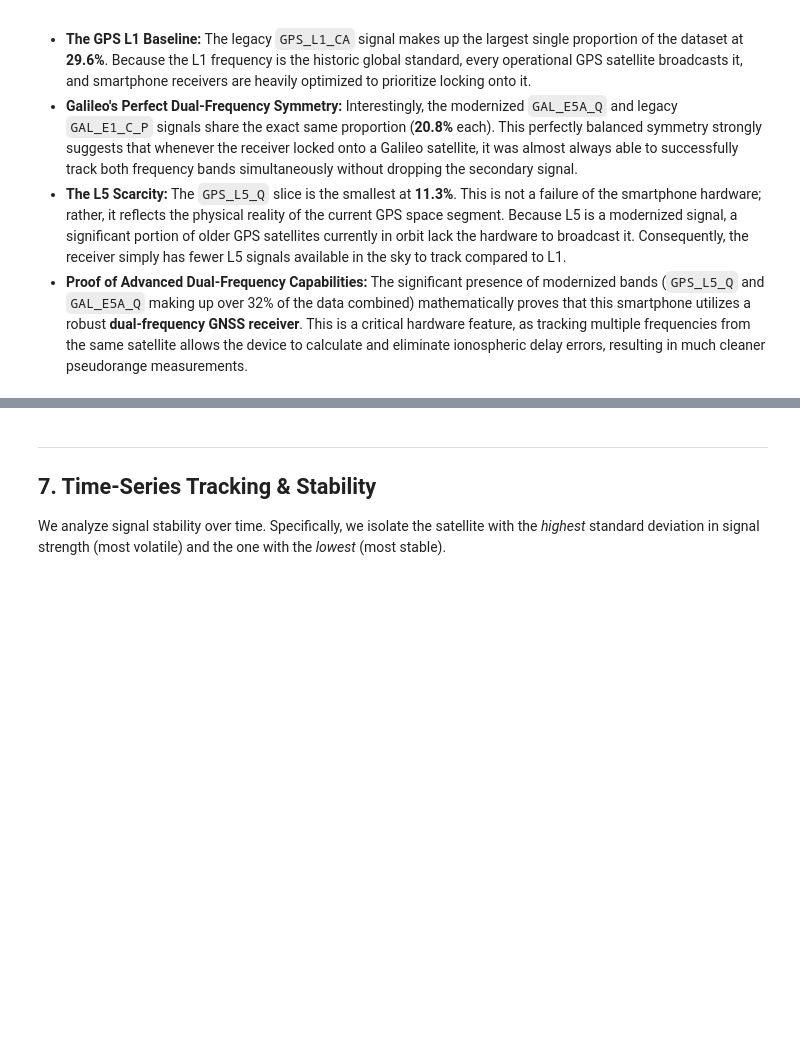
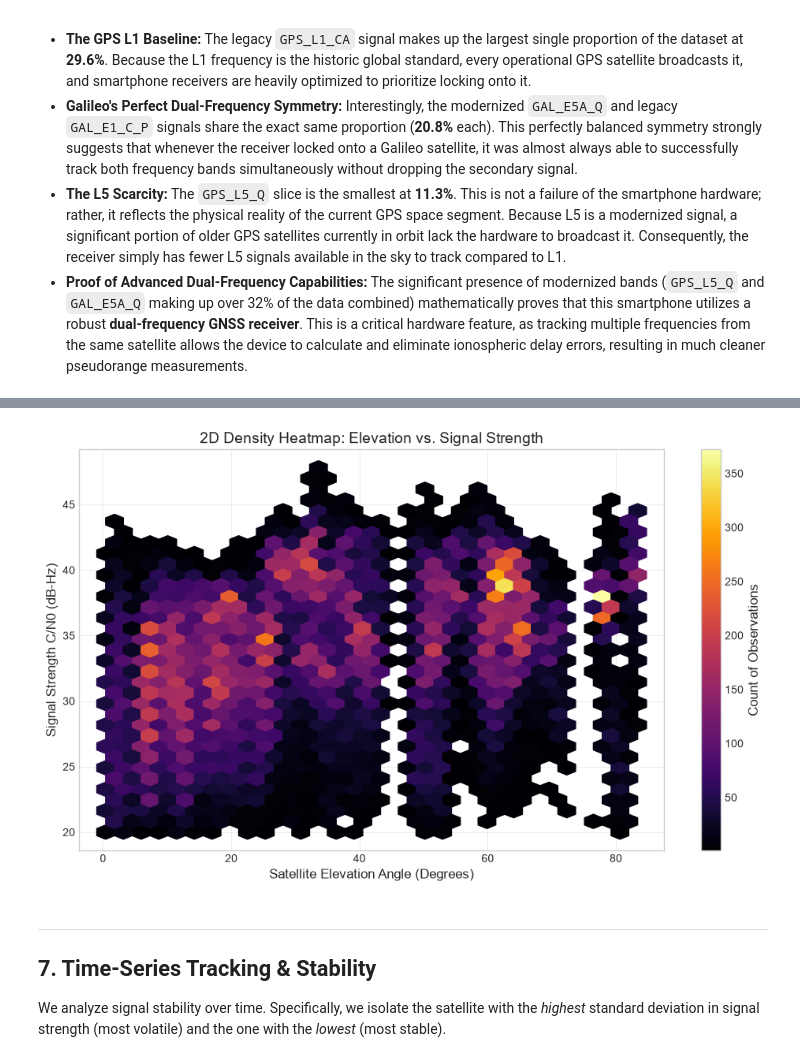
Before and after one commit to yahav0547-a11y/mission1, a Jupyter notebook: GNSS_EDA_Assignment_Refactored.ipynb, the cells around one changed output, grey strips where cells are left out. Saved outputs shown, nothing was run; the diff lists cells and outputs as text; code cells hidden in the pictures; blank space fills up the shorter version.

```diff
--- a/GNSS_EDA_Assignment_Refactored.ipynb
+++ b/GNSS_EDA_Assignment_Refactored.ipynb
@@ -885,3 +960,21 @@ The pie chart above visualizes the exact proportion of specific RF signal bands
+# %%
+# 3. 2D Density Heatmap (Hexbin): Elevation vs. C/N0
+plt.figure(figsize=(10, 6))
+plt.hexbin(
+    df["SvElevationDegrees"],
+    df["Cn0DbHz"],
+    gridsize=30,
+    cmap="inferno",
+    mincnt=1 # Only colors bins with at least 1 observation
+)
+cb = plt.colorbar(label="Count of Observations")
+plt.title("2D Density Heatmap: Elevation vs. Signal Strength", fontsize=14)
+plt.xlabel("Satellite Elevation Angle (Degrees)", fontsize=12)
+plt.ylabel("Signal Strength C/N0 (dB-Hz)", fontsize=12)
+plt.tight_layout()
+plt.show()
+# %% [output]
+[figure, added]
 # %% [markdown]
 
 ---
```
Also changed, not shown: parts of 7 cells of this notebook.
